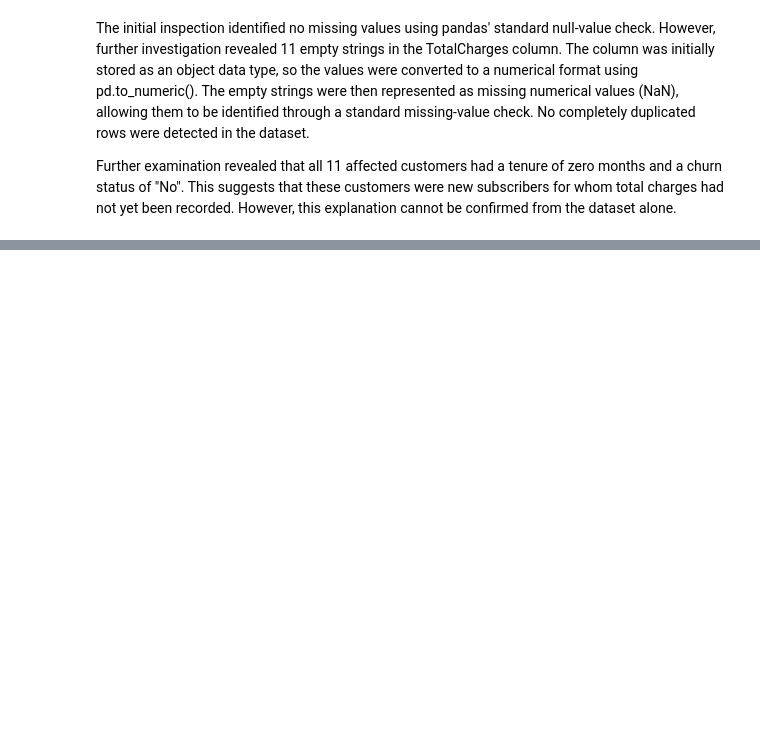
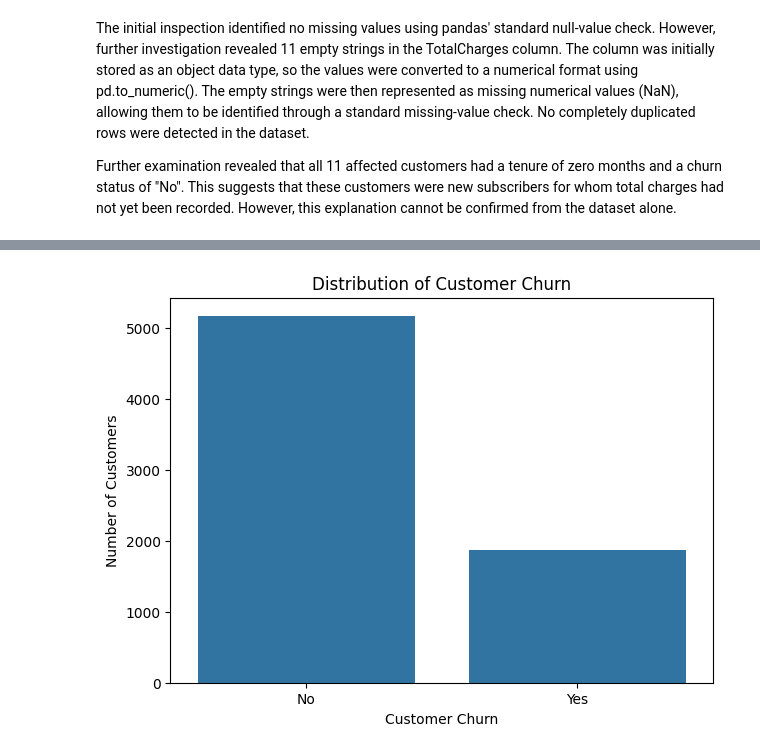
Before and after one commit to SJ174/MLCW, a Jupyter notebook: MLCW_Task_01.ipynb, the cells around one changed output, grey strips where cells are left out. Saved outputs shown, nothing was run; the diff lists cells and outputs as text; code cells hidden in the pictures; blank space fills up the shorter version.

Commit message:
Analyzed customer churn distribution

```diff
--- a/MLCW_Task_01.ipynb
+++ b/MLCW_Task_01.ipynb
@@ -140,0 +172,11 @@ Further examination revealed that all 11 affected customers had a tenure of zero
+# %%
+plt.figure(figsize=(7, 5))
+sns.countplot(data=df, x='Churn')
+
+plt.title('Distribution of Customer Churn')
+plt.xlabel('Customer Churn')
+plt.ylabel('Number of Customers')
+
+plt.show()
+# %% [output]
+[figure, added]
```
Also changed, not shown: parts of 4 cells of this notebook.
